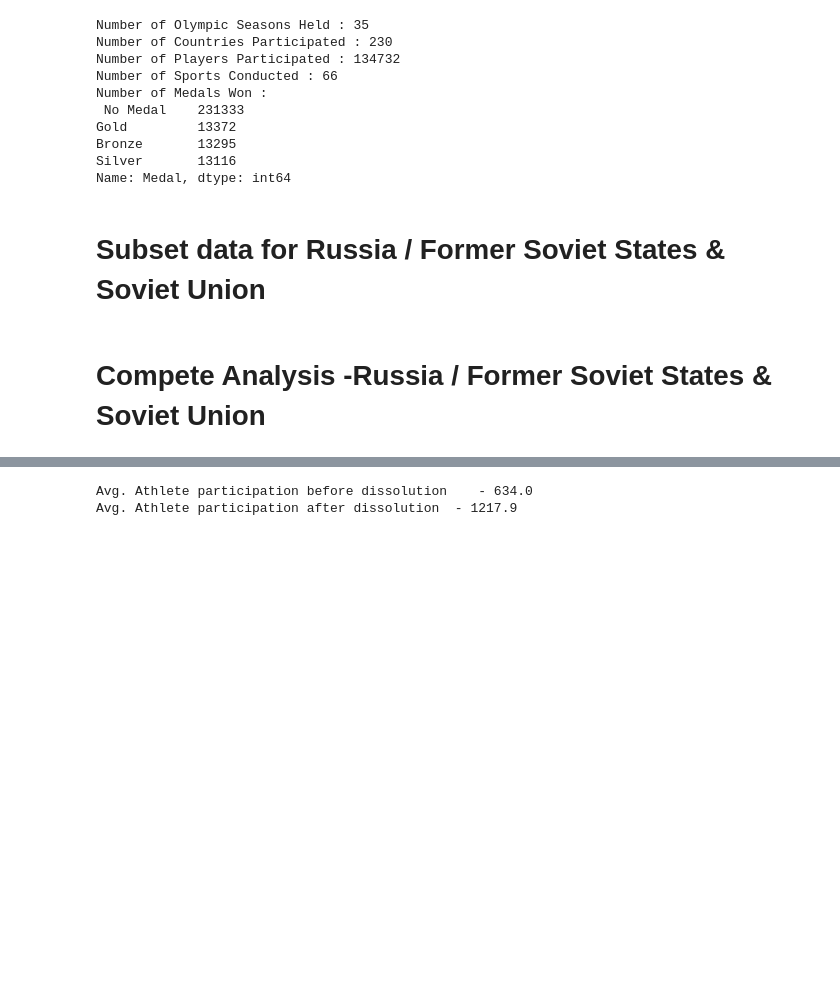
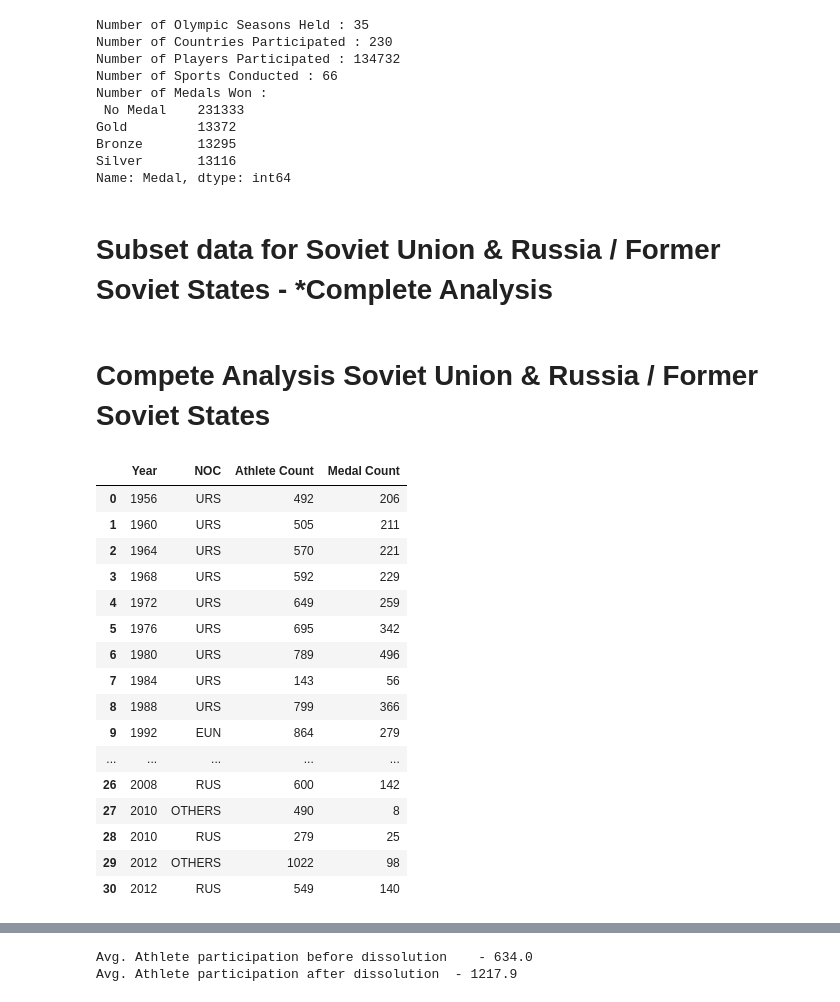
Before and after one commit to ratikachauhan/dathletes-project-1, a Jupyter notebook: ratika_analysis/Olympic Games Analysis - Ratika Complete Analysis .ipynb, the cells around one changed output, grey strips where cells are left out. Cells and saved outputs as stored; diff of their text form; code cells hidden in the pictures; blank space fills up the shorter version.

```diff
--- a/ratika_analysis/Olympic Games Analysis - Ratika Complete Analysis .ipynb
+++ b/ratika_analysis/Olympic Games Analysis - Ratika Complete Analysis .ipynb
@@ -96,2 +90,2 @@ other_counties_list= ['ARM','MDA','EST','LAT','LTU','GEO','AZE','TJK','KGZ','BLR
 # %% [markdown]
-# Subset data for Russia / Former Soviet States & Soviet Union
+# Subset data for  Soviet Union & Russia / Former Soviet States - *Complete Analysis
@@ -112,7 +113,7 @@ russia_df = complete_subset_df.loc[(complete_subset_df['NOC'] == 'RUS')]
 #other countries dataset [1992 - 2012]
 other_countries_df =complete_subset_df[complete_subset_df['NOC'].isin(other_counties_list)]
 # %% [markdown]
-# Compete Analysis -Russia / Former Soviet States & Soviet Union
+# Compete Analysis  Soviet Union & Russia / Former Soviet States
 # %%
 #replacing other countries NOC by common name 'OTHERS'
 complete_subset_df = complete_subset_df.replace(other_counties_list, "OTHERS")
@@ -122,10 +123,28 @@ medal_complete_subset_df = complete_subset_df .loc[(complete_subset_df ['Medal']
 # %%
 #athlete count --- BY NOC
 athlete_count_cdf = complete_subset_df.groupby(['Year','NOC'])['ID'].count()
 medal_count_cdf = medal_complete_subset_df.groupby(['Year','NOC'])['Medal'].count()
 summary_cdf = pd.DataFrame({'Athlete Count' : athlete_count_cdf ,
                                'Medal Count' :medal_count_cdf})
-#summary_cdf.reset_index()
+summary_cdf.reset_index()
+# %% [output]
+|  | Year | NOC | Athlete Count | Medal Count |
+| 0 | 1956 | URS | 492 | 206 |
+| 1 | 1960 | URS | 505 | 211 |
+| 2 | 1964 | URS | 570 | 221 |
+| 3 | 1968 | URS | 592 | 229 |
+| 4 | 1972 | URS | 649 | 259 |
+| 5 | 1976 | URS | 695 | 342 |
+| 6 | 1980 | URS | 789 | 496 |
+| 7 | 1984 | URS | 143 | 56 |
+| 8 | 1988 | URS | 799 | 366 |
+| 9 | 1992 | EUN | 864 | 279 |
+| ... | ... | ... | ... | ... |
+| 26 | 2008 | RUS | 600 | 142 |
+| 27 | 2010 | OTHERS | 490 | 8 |
+| 28 | 2010 | RUS | 279 | 25 |
+| 29 | 2012 | OTHERS | 1022 | 98 |
+| 30 | 2012 | RUS | 549 | 140 |
 # %%
 
 athlete_count_cdf = complete_subset_df.groupby(['Year'])['ID'].count()
```
Also changed, not shown: parts of 8 cells of this notebook, 1 other file.
